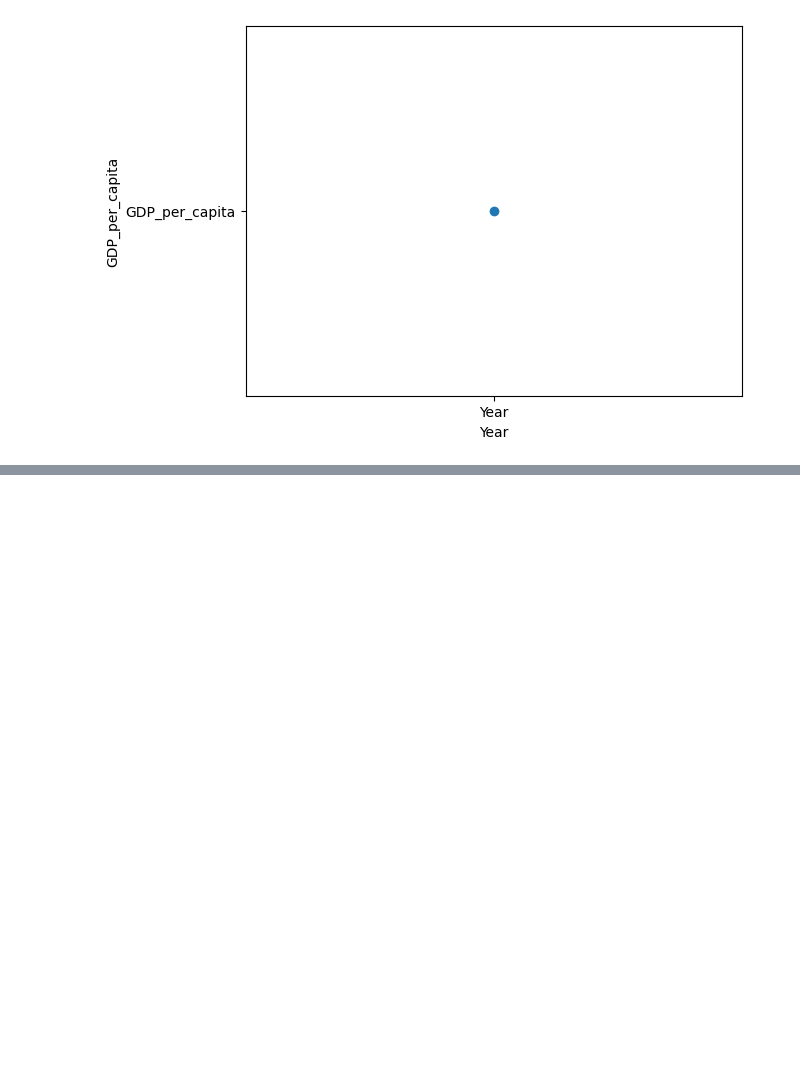
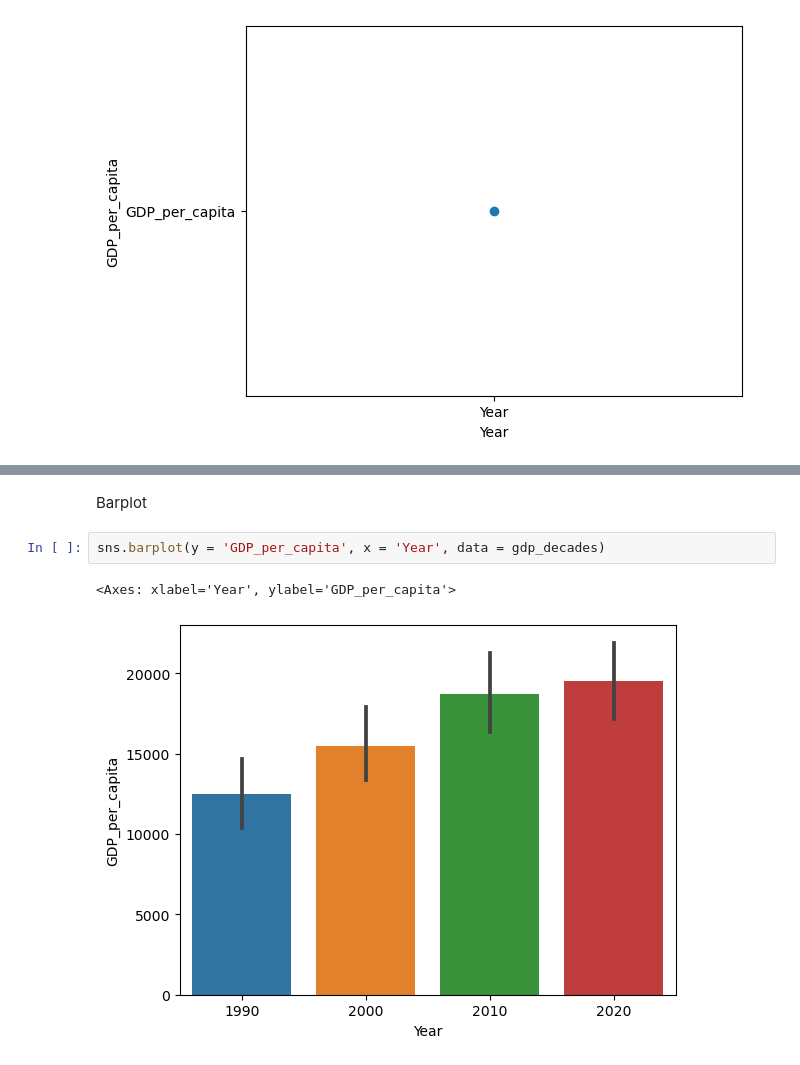
Before and after one commit to NSS-Full-Time-Data-Analytics-11/un-project-JillZimmer, a Jupyter notebook: notebooks/un_project_notebook.ipynb, the cells around one changed output, grey strips where cells are left out. Cells and saved outputs as stored; diff of their text form; blank space fills up the shorter version.

```diff
--- a/notebooks/un_project_notebook.ipynb
+++ b/notebooks/un_project_notebook.ipynb
@@ -259,0 +476,7 @@ Text(0, 0.5, 'GDP_per_capita')
+# %% [markdown]
+Barplot
+# %%
+sns.barplot(y = 'GDP_per_capita', x = 'Year', data = gdp_decades)
+# %% [output]
+<Axes: xlabel='Year', ylabel='GDP_per_capita'>
+[figure, added]
```
Also changed, not shown: parts of 53 cells of this notebook.
